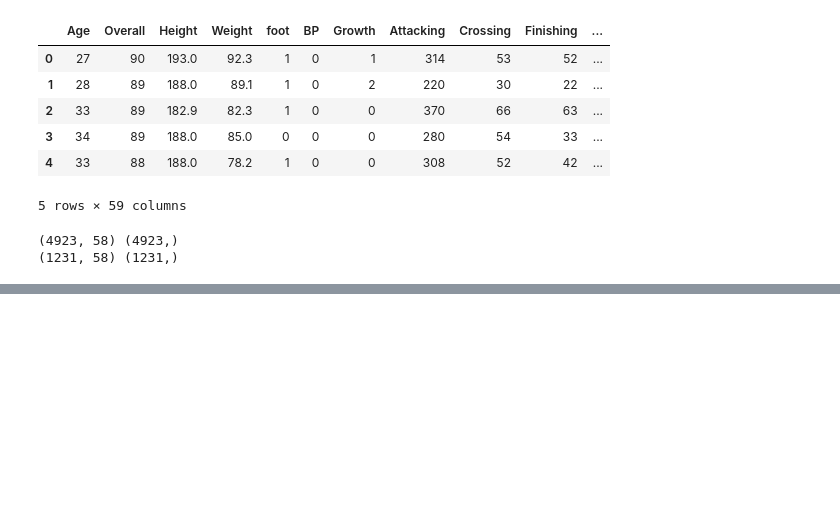
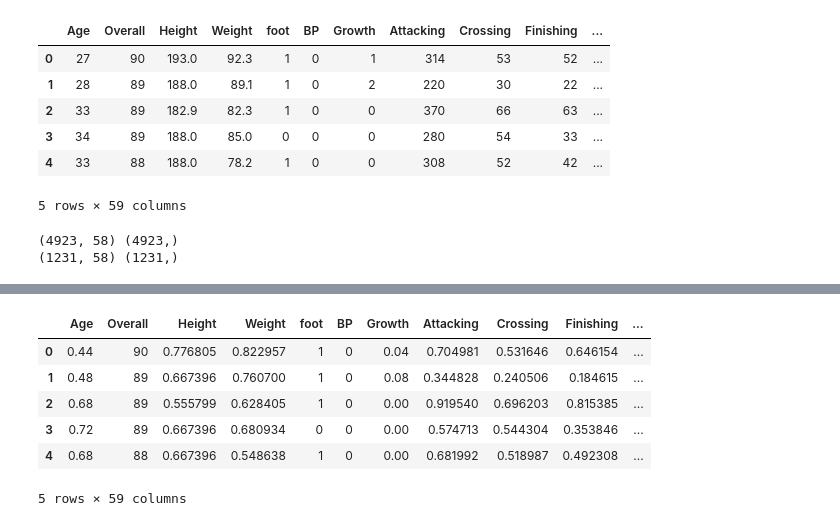
Before and after one commit to RonnieSosan/DataCleaner, a Jupyter notebook: LinearRegression.ipynb, the cells around one changed output, grey strips where cells are left out. Drawn from its saved outputs; the diff is of its cells as text; code cells hidden in the pictures; blank space fills up the shorter version.

Commit message:
normalized values prediction

```diff
--- a/LinearRegression.ipynb
+++ b/LinearRegression.ipynb
@@ -188,0 +205,28 @@ plt.show()
+# %%
+defending_features = ['Age', 'Height', 'Weight', 'Growth', 'Attacking', 'Crossing',
+       'Finishing', 'Heading Accuracy', 'Short Passing', 'Volleys', 'Skill',
+       'Dribbling', 'Curve', 'FK Accuracy', 'Long Passing', 'Ball Control',
+       'Movement', 'Acceleration', 'Sprint Speed', 'Agility', 'Reactions',
+       'Balance', 'Power', 'Shot Power', 'Jumping', 'Stamina', 'Strength',
+       'Long Shots', 'Mentality', 'Aggression', 'Interceptions', 'Positioning',
+       'Vision', 'Penalties', 'Composure', 'Defending', 'Marking',
+       'Standing Tackle', 'Sliding Tackle', 'Goalkeeping', 'GK Diving',
+       'GK Handling', 'GK Kicking', 'GK Positioning', 'GK Reflexes',
+       'Base Stats', 'W/F', 'SM', 'IR', 'PAC', 'SHO', 'PAS', 'DRI', 'DEF',
+       'PHY']
+normalize_data = defenders1
+# %%
+from sklearn.preprocessing import MinMaxScaler
+
+min_max = MinMaxScaler()
+normalize_data[defending_features] =  min_max.fit_transform(normalize_data[defending_features])
+#df_scaled = pd.DataFrame(player, columns=numerical_Data.columns,index=numerical_Data.index)
+normalize_data.head(5)
+# %% [output]
+|  | Age | Overall | Height | Weight | foot | BP | Growth | Attacking | Crossing | Finishing | ... |
+| 0 | 0.44 | 90 | 0.776805 | 0.822957 | 1 | 0 | 0.04 | 0.704981 | 0.531646 | 0.646154 | ... |
+| 1 | 0.48 | 89 | 0.667396 | 0.760700 | 1 | 0 | 0.08 | 0.344828 | 0.240506 | 0.184615 | ... |
+| 2 | 0.68 | 89 | 0.555799 | 0.628405 | 1 | 0 | 0.00 | 0.919540 | 0.696203 | 0.815385 | ... |
+| 3 | 0.72 | 89 | 0.667396 | 0.680934 | 0 | 0 | 0.00 | 0.574713 | 0.544304 | 0.353846 | ... |
+| 4 | 0.68 | 88 | 0.667396 | 0.548638 | 1 | 0 | 0.00 | 0.681992 | 0.518987 | 0.492308 | ... |
+5 rows × 59 columns
```
Also changed, not shown: parts of 8 cells of this notebook.
